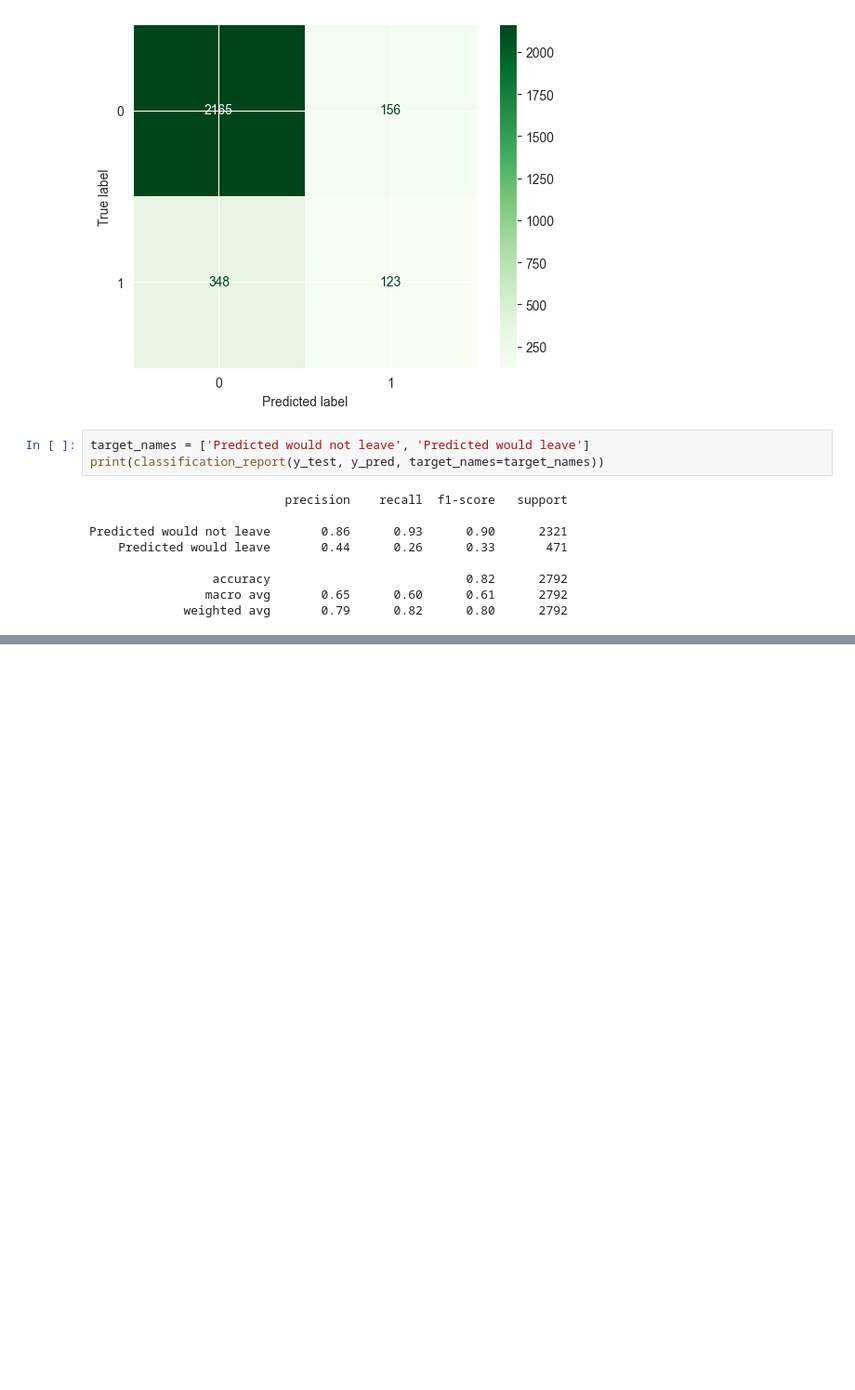
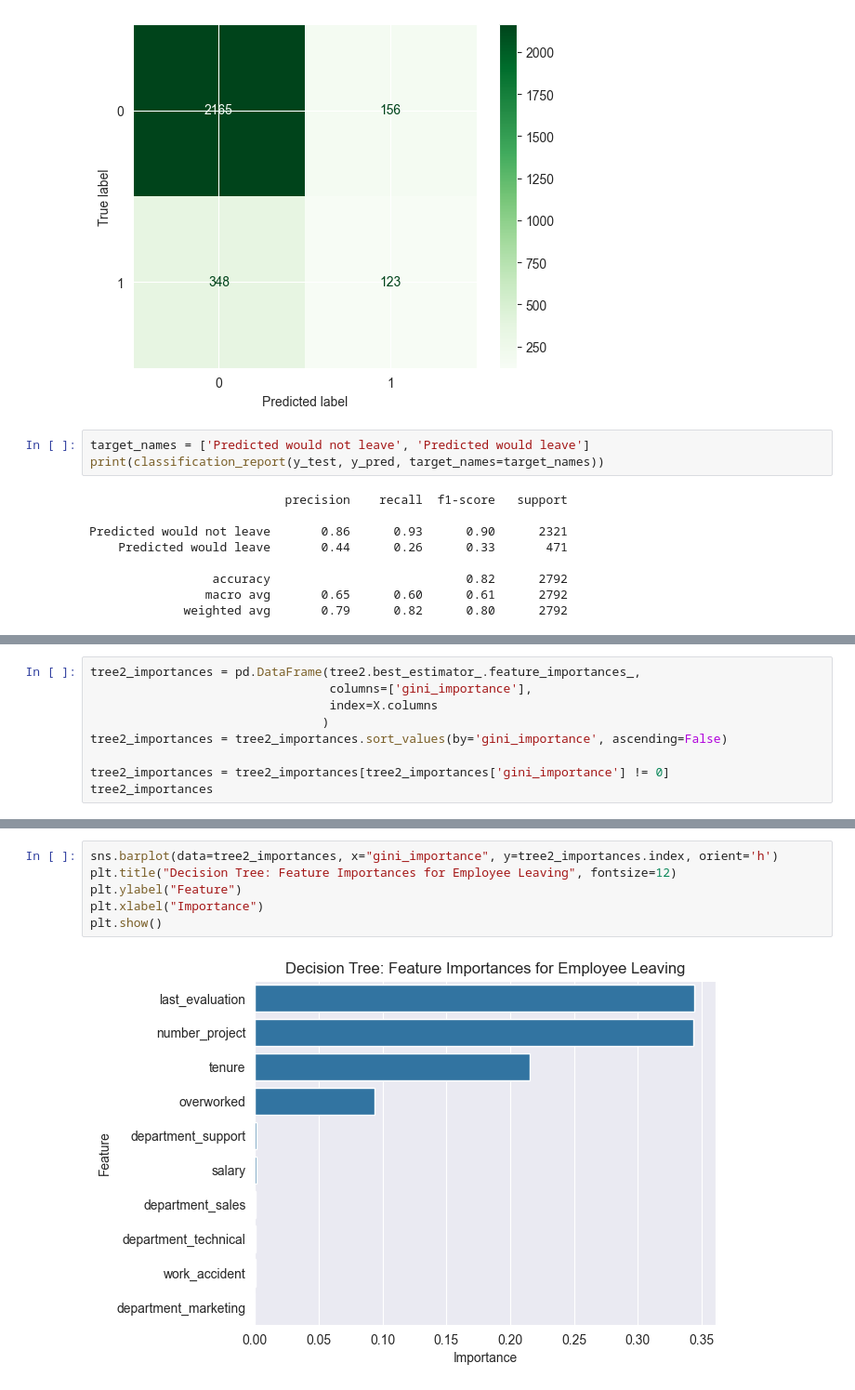
Before and after one commit to yildizramazan/salifort-motors, a Jupyter notebook: salifort-motors.ipynb, the cells around one changed output, grey strips where cells are left out. Shown: that part at 93% size. Drawn from its saved outputs; the diff is of its cells as text; blank space fills up the shorter version.

```diff
--- a/salifort-motors.ipynb
+++ b/salifort-motors.ipynb
@@ -258,0 +592,9 @@ Predicted would not leave       0.86      0.93      0.90      2321
+# %%
+tree2_importances = pd.DataFrame(tree2.best_estimator_.feature_importances_,
+                                 columns=['gini_importance'],
+                                 index=X.columns
+                                )
+tree2_importances = tree2_importances.sort_values(by='gini_importance', ascending=False)
+
+tree2_importances = tree2_importances[tree2_importances['gini_importance'] != 0]
+tree2_importances
@@ -258,0 +613,8 @@ Predicted would not leave       0.86      0.93      0.90      2321
+# %%
+sns.barplot(data=tree2_importances, x="gini_importance", y=tree2_importances.index, orient='h')
+plt.title("Decision Tree: Feature Importances for Employee Leaving", fontsize=12)
+plt.ylabel("Feature")
+plt.xlabel("Importance")
+plt.show()
+# %% [output]
+[figure, added]
```
Also changed, not shown: parts of 50 cells of this notebook, 2 other files.
